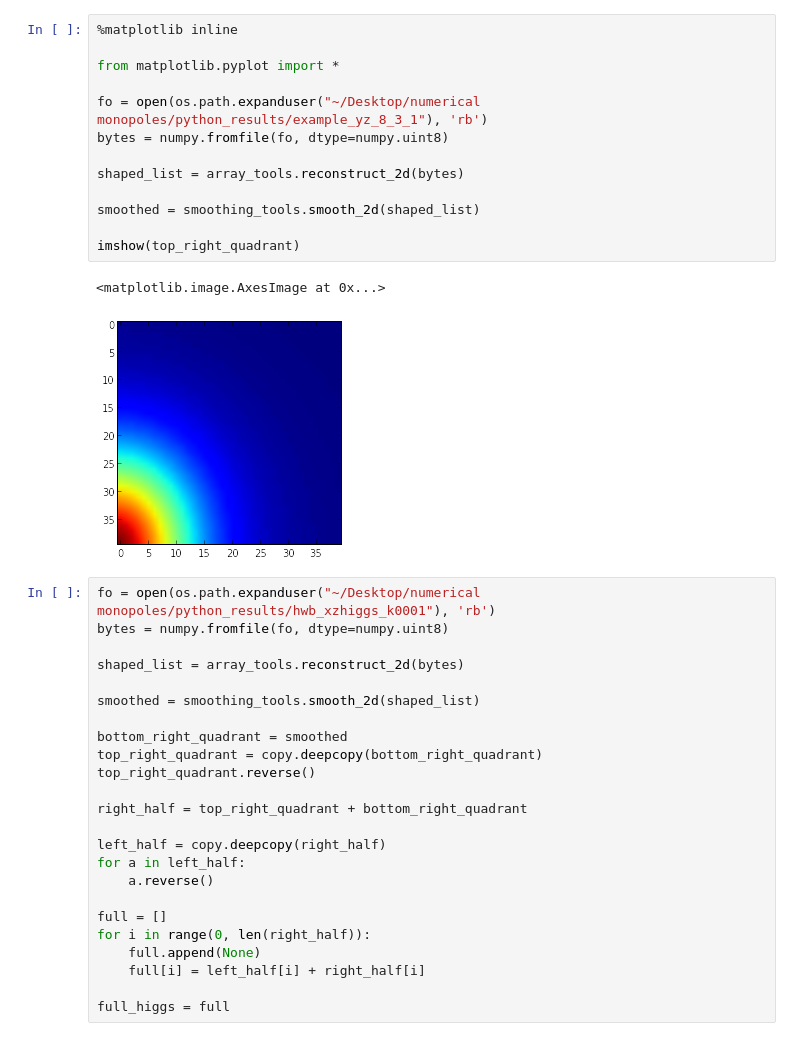
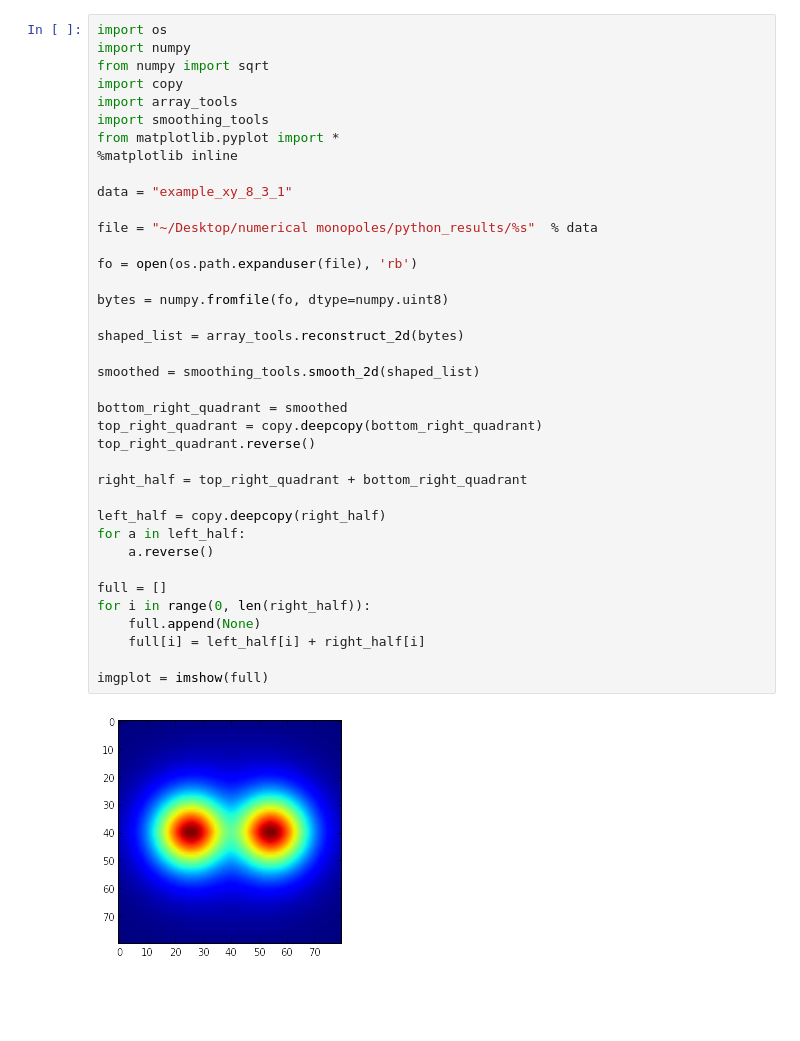
Before and after one commit to harrybraden/monopole, a Jupyter notebook: Imager.ipynb, the cells around one changed output. Drawn from its saved outputs; the diff is of its cells as text; blank space fills up the shorter version.

```diff
--- a/Imager.ipynb
+++ b/Imager.ipynb
@@ -275,40 +47,40 @@ show()
-# %%
-%matplotlib inline
-
-from matplotlib.pyplot import *
-
-fo = open(os.path.expanduser("~/Desktop/numerical monopoles/python_results/example_yz_8_3_1"), 'rb')
-bytes = numpy.fromfile(fo, dtype=numpy.uint8)
-
-shaped_list = array_tools.reconstruct_2d(bytes)
-
-smoothed = smoothing_tools.smooth_2d(shaped_list)
-
-imshow(top_right_quadrant)
-# %% [output]
-<matplotlib.image.AxesImage at 0x...>
-[figure, removed]
 # %%
-fo = open(os.path.expanduser("~/Desktop/numerical monopoles/python_results/hwb_xzhiggs_k0001"), 'rb')
+import os
+import numpy
+from numpy import sqrt
+import copy
+import array_tools
+import smoothing_tools
+from matplotlib.pyplot import *
+%matplotlib inline
+
+data = "example_xy_8_3_1"
+
+file = "~/Desktop/numerical monopoles/python_results/%s"  % data
+
+fo = open(os.path.expanduser(file), 'rb')
+
 bytes = numpy.fromfile(fo, dtype=numpy.uint8)
 
 shaped_list = array_tools.reconstruct_2d(bytes)
 
 smoothed = smoothing_tools.smooth_2d(shaped_list)
 
 bottom_right_quadrant = smoothed
 top_right_quadrant = copy.deepcopy(bottom_right_quadrant)
 top_right_quadrant.reverse()
 
 right_half = top_right_quadrant + bottom_right_quadrant
 
 left_half = copy.deepcopy(right_half)
 for a in left_half:
     a.reverse()
 
 full = []
 for i in range(0, len(right_half)):
     full.append(None)
     full[i] = left_half[i] + right_half[i]
 
-full_higgs = full
+imgplot = imshow(full)
+# %% [output]
+[figure, added]
```
Also changed, not shown: parts of 10 cells of this notebook, 5 other files.
